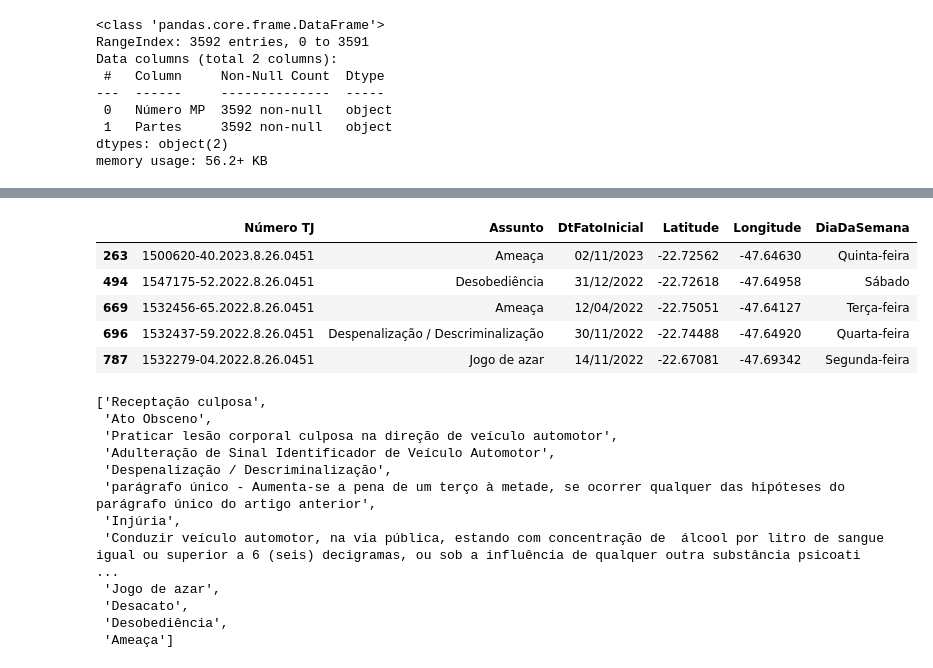
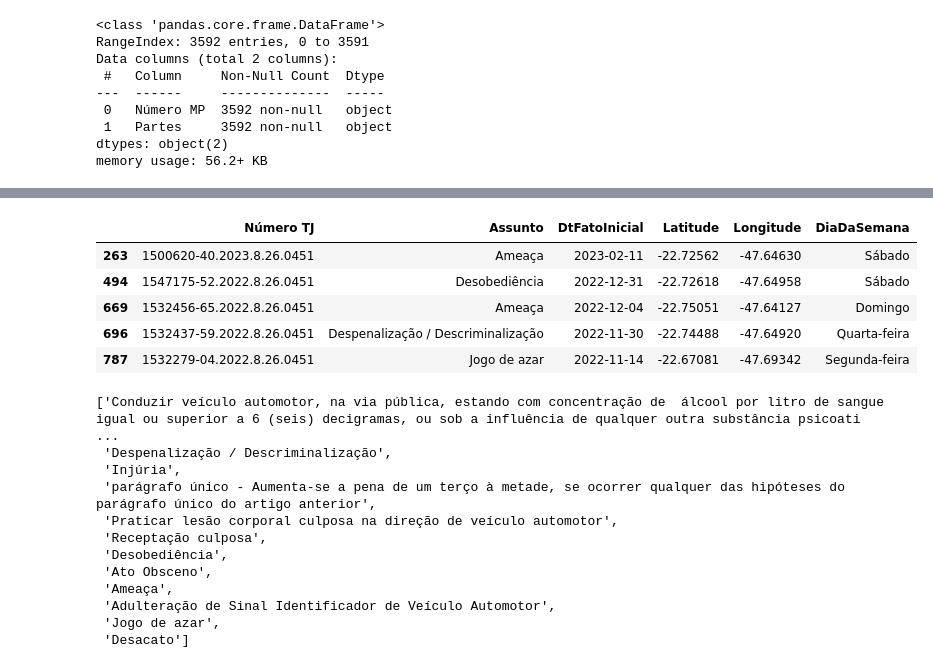
Before and after one commit to jespimentel/sis_geo, a Jupyter notebook: plotador_jecrim.ipynb, the cells around one changed output, grey strips where cells are left out. Drawn from its saved outputs; the diff is of its cells as text; code cells hidden in the pictures.

```diff
--- a/plotador_jecrim.ipynb
+++ b/plotador_jecrim.ipynb
@@ -77,46 +82,46 @@ memory usage: 2.1+ KB
 # %%
 # Converter a coluna 'DtFatoInicial' para o tipo datetime
 df_jecrim['DtFatoInicial'] = pd.to_datetime(df_jecrim['DtFatoInicial'], dayfirst=False)
 df_jecrim['DiaDaSemana'] = df_jecrim['DtFatoInicial'].dt.day_name()
-df_jecrim['DtFatoInicial'] = df_jecrim['DtFatoInicial'].dt.strftime('%d/%m/%Y')
+df_jecrim['DtFatoInicial'] = df_jecrim['DtFatoInicial'].dt.strftime('%Y-%m-%d')
 
 traducao_dias_semana = {
     'Monday': 'Segunda-feira',
     'Tuesday': 'Terça-feira',
     'Wednesday': 'Quarta-feira',
     'Thursday': 'Quinta-feira',
     'Friday': 'Sexta-feira',
     'Saturday': 'Sábado',
     'Sunday': 'Domingo'
 }
 
 df_jecrim['DiaDaSemana'] = df_jecrim['DiaDaSemana'].map(traducao_dias_semana)
 
 df_jecrim.head(5)
 # %% [output]
 |  | Número TJ | Assunto | DtFatoInicial | Latitude | Longitude | DiaDaSemana |
-| 263 | 1500620-40.2023.8.26.0451 | Ameaça | 02/11/2023 | -22.72562 | -47.64630 | Quinta-feira |
-| 494 | 1547175-52.2022.8.26.0451 | Desobediência | 31/12/2022 | -22.72618 | -47.64958 | Sábado |
-| 669 | 1532456-65.2022.8.26.0451 | Ameaça | 12/04/2022 | -22.75051 | -47.64127 | Terça-feira |
-| 696 | 1532437-59.2022.8.26.0451 | Despenalização / Descriminalização | 30/11/2022 | -22.74488 | -47.64920 | Quarta-feira |
-| 787 | 1532279-04.2022.8.26.0451 | Jogo de azar | 14/11/2022 | -22.67081 | -47.69342 | Segunda-feira |
+| 263 | 1500620-40.2023.8.26.0451 | Ameaça | 2023-02-11 | -22.72562 | -47.64630 | Sábado |
+| 494 | 1547175-52.2022.8.26.0451 | Desobediência | 2022-12-31 | -22.72618 | -47.64958 | Sábado |
+| 669 | 1532456-65.2022.8.26.0451 | Ameaça | 2022-12-04 | -22.75051 | -47.64127 | Domingo |
+| 696 | 1532437-59.2022.8.26.0451 | Despenalização / Descriminalização | 2022-11-30 | -22.74488 | -47.64920 | Quarta-feira |
+| 787 | 1532279-04.2022.8.26.0451 | Jogo de azar | 2022-11-14 | -22.67081 | -47.69342 | Segunda-feira |
 # %%
 assuntos = list(set(df_jecrim['Assunto'].tolist()))
 dias_da_semana = list(set(df_jecrim['DiaDaSemana'].tolist()))
 assuntos
 # %% [output]
-['Receptação culposa',
+['Conduzir veículo automotor, na via pública, estando com concentração de  álcool por litro de sangue igual ou superior a 6 (seis) decigramas, ou sob a influência de qualquer outra substância psicoati ...
+ 'Despenalização / Descriminalização',
+ 'Injúria',
+ 'parágrafo único - Aumenta-se a pena de um terço à metade, se ocorrer qualquer das hipóteses do parágrafo único do artigo anterior',
+ 'Praticar lesão corporal culposa na direção de veículo automotor',
+ 'Receptação culposa',
+ 'Desobediência',
  'Ato Obsceno',
- 'Praticar lesão corporal culposa na direção de veículo automotor',
+ 'Ameaça',
  'Adulteração de Sinal Identificador de Veículo Automotor',
- 'Despenalização / Descriminalização',
- 'parágrafo único - Aumenta-se a pena de um terço à metade, se ocorrer qualquer das hipóteses do parágrafo único do artigo anterior',
- 'Injúria',
- 'Conduzir veículo automotor, na via pública, estando com concentração de  álcool por litro de sangue igual ou superior a 6 (seis) decigramas, ou sob a influência de qualquer outra substância psicoati ...
  'Jogo de azar',
- 'Desacato',
- 'Desobediência',
- 'Ameaça']
+ 'Desacato']
 # %%
 import folium
 import random
```
Also changed, not shown: parts of 2 cells of this notebook.
